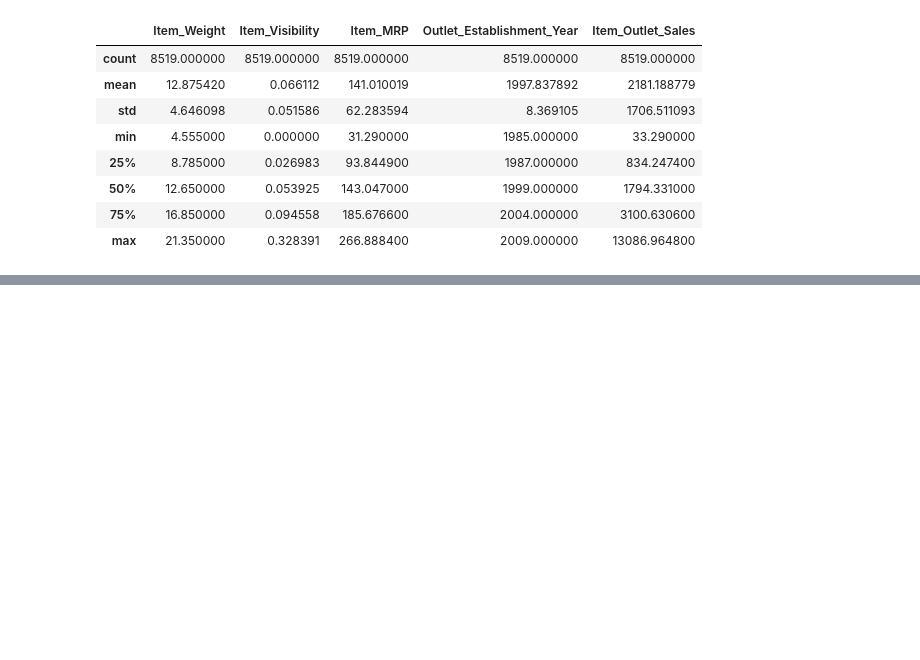
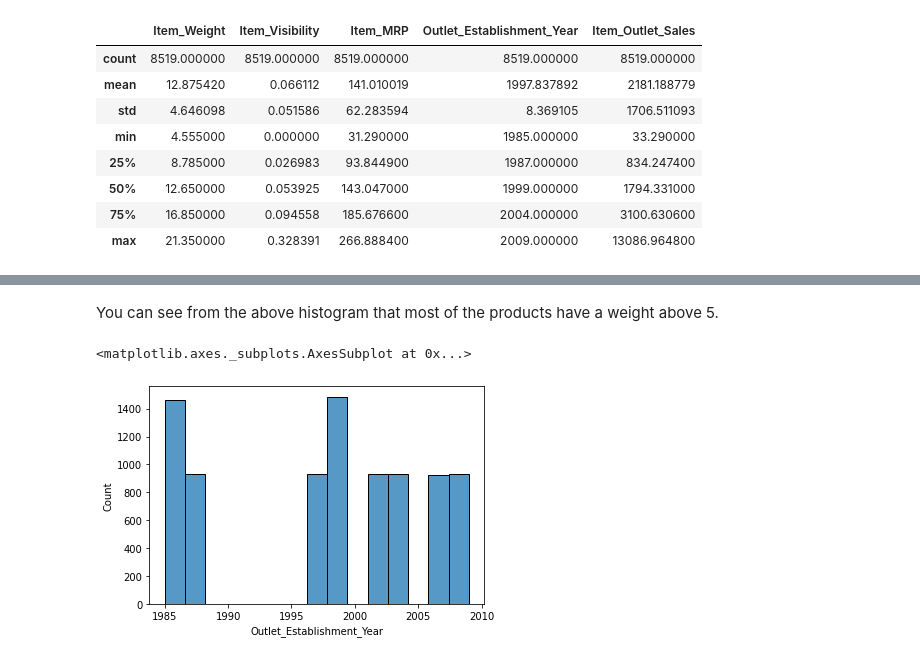
Before and after one commit to Kamal-Moha/Food-Sales-Predictions, a Jupyter notebook: Food_Sales_Prediction_2.ipynb, the cells around one changed output, grey strips where cells are left out. Cells and saved outputs as stored; diff of their text form; code cells hidden in the pictures; blank space fills up the shorter version.

```diff
--- a/Food_Sales_Prediction_2.ipynb
+++ b/Food_Sales_Prediction_2.ipynb
@@ -230,0 +252,8 @@ df.describe()
+# %% [markdown]
+You can see from the above histogram that most of the products have a weight above 5.
+# %%
+# Making a histogram for the Outlet_Establishment_Year
+sns.histplot(data=df, x='Outlet_Establishment_Year')
+# %% [output]
+<matplotlib.axes._subplots.AxesSubplot at 0x...>
+[figure, added]
```
Also changed, not shown: parts of 18 cells of this notebook.
